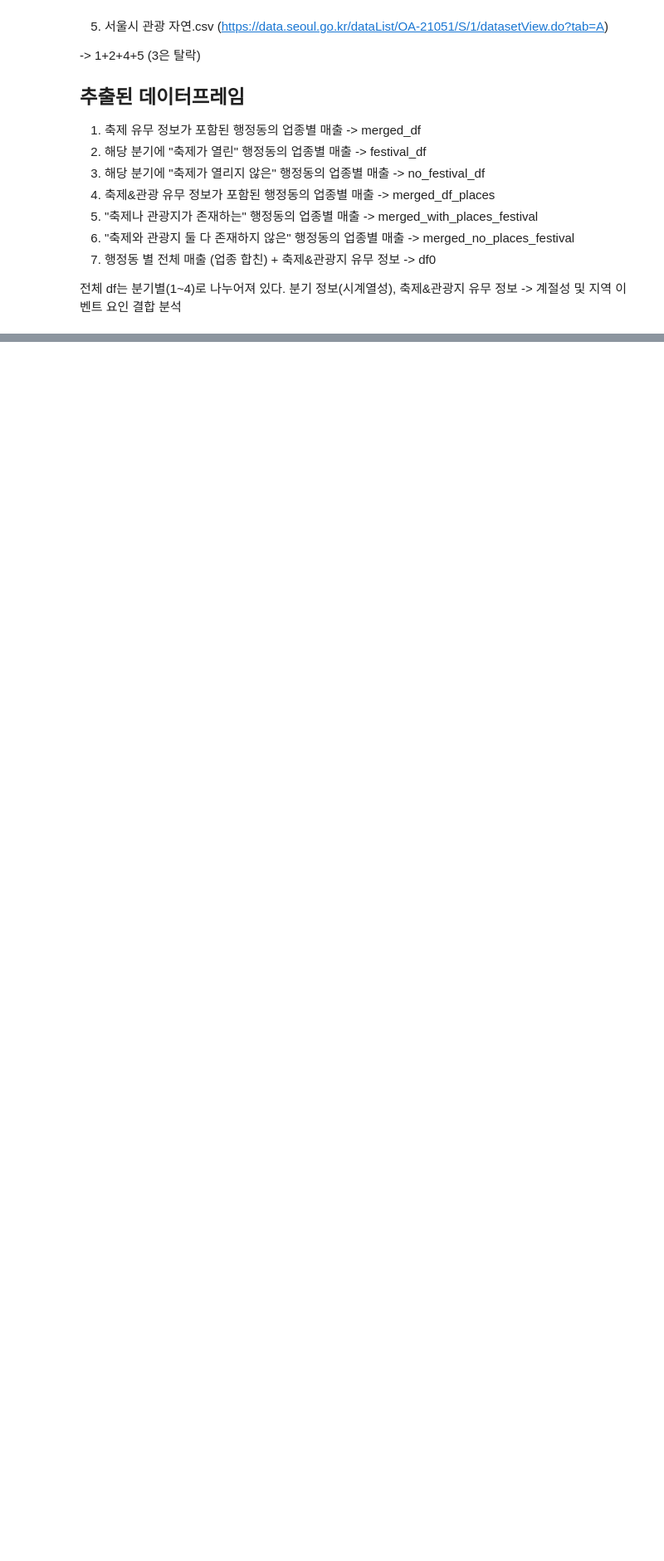
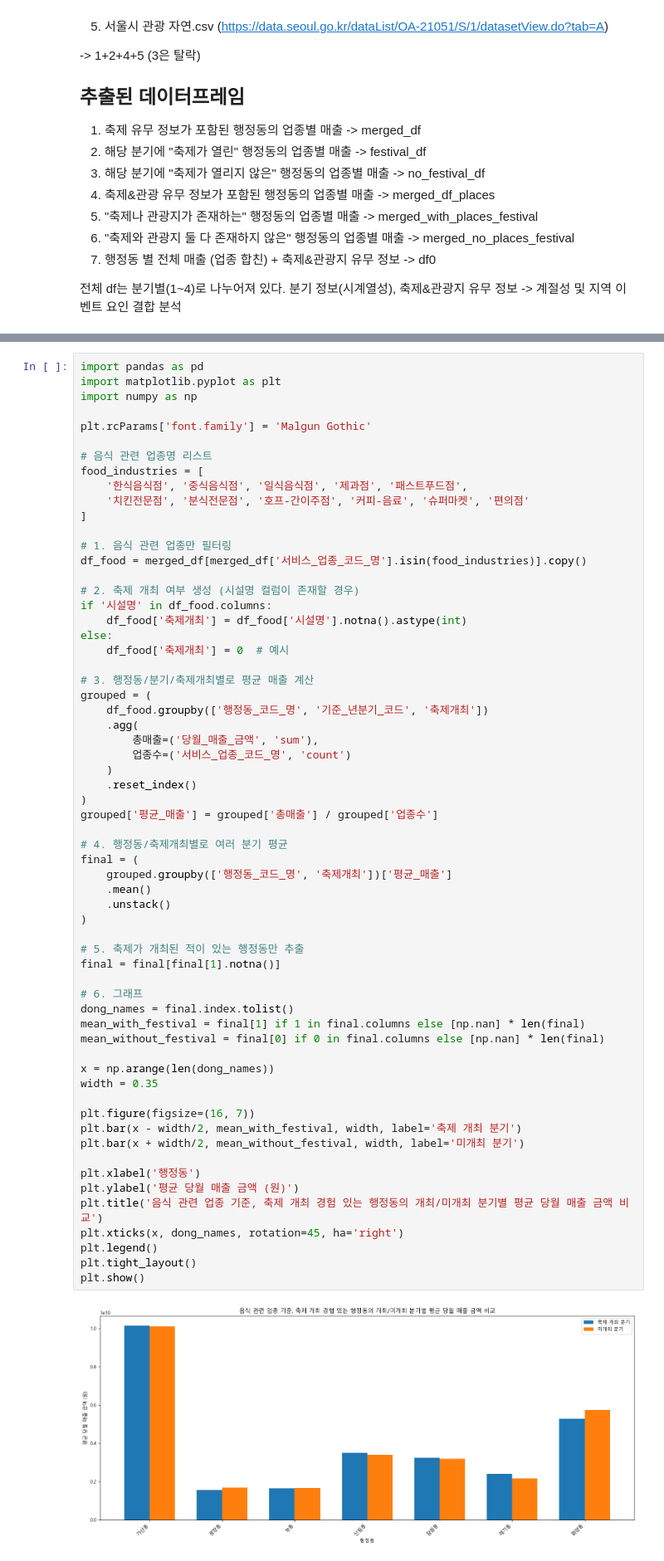
Before and after one commit to 25-Sociall-Intelligence/25-Sociall-Intelligence, a Jupyter notebook: social_5/social_5_data.ipynb, the cells around one changed output, grey strips where cells are left out. Shown: that part at 83% size. Drawn from its saved outputs; the diff is of its cells as text; blank space fills up the shorter version.

```diff
--- a/social_5/social_5_data.ipynb
+++ b/social_5/social_5_data.ipynb
@@ -461,0 +633,64 @@ df0
+# %%
+import pandas as pd
+import matplotlib.pyplot as plt
+import numpy as np
+
+plt.rcParams['font.family'] = 'Malgun Gothic'
+
+# 음식 관련 업종명 리스트
+food_industries = [
+    '한식음식점', '중식음식점', '일식음식점', '제과점', '패스트푸드점',
+    '치킨전문점', '분식전문점', '호프-간이주점', '커피-음료', '슈퍼마켓', '편의점'
+]
+
+# 1. 음식 관련 업종만 필터링
+df_food = merged_df[merged_df['서비스_업종_코드_명'].isin(food_industries)].copy()
+
+# 2. 축제 개최 여부 생성 (시설명 컬럼이 존재할 경우)
+if '시설명' in df_food.columns:
+    df_food['축제개최'] = df_food['시설명'].notna().astype(int)
+else:
+    df_food['축제개최'] = 0  # 예시
+
+# 3. 행정동/분기/축제개최별로 평균 매출 계산
+grouped = (
+    df_food.groupby(['행정동_코드_명', '기준_년분기_코드', '축제개최'])
+    .agg(
+        총매출=('당월_매출_금액', 'sum'),
+        업종수=('서비스_업종_코드_명', 'count')
+    )
+    .reset_index()
+)
+grouped['평균_매출'] = grouped['총매출'] / grouped['업종수']
+
+# 4. 행정동/축제개최별로 여러 분기 평균
+final = (
+    grouped.groupby(['행정동_코드_명', '축제개최'])['평균_매출']
+    .mean()
+    .unstack()
+)
+
+# 5. 축제가 개최된 적이 있는 행정동만 추출
+final = final[final[1].notna()]
+
+# 6. 그래프
+dong_names = final.index.tolist()
+mean_with_festival = final[1] if 1 in final.columns else [np.nan] * len(final)
+mean_without_festival = final[0] if 0 in final.columns else [np.nan] * len(final)
+
+x = np.arange(len(dong_names))
+width = 0.35
+
+plt.figure(figsize=(16, 7))
+plt.bar(x - width/2, mean_with_festival, width, label='축제 개최 분기')
+plt.bar(x + width/2, mean_without_festival, width, label='미개최 분기')
+
+plt.xlabel('행정동')
+plt.ylabel('평균 당월 매출 금액 (원)')
+plt.title('음식 관련 업종 기준, 축제 개최 경험 있는 행정동의 개최/미개최 분기별 평균 당월 매출 금액 비교')
+plt.xticks(x, dong_names, rotation=45, ha='right')
+plt.legend()
+plt.tight_layout()
+plt.show()
+# %% [output]
+[figure, added]
```
Also changed, not shown: parts of 20 cells of this notebook.
